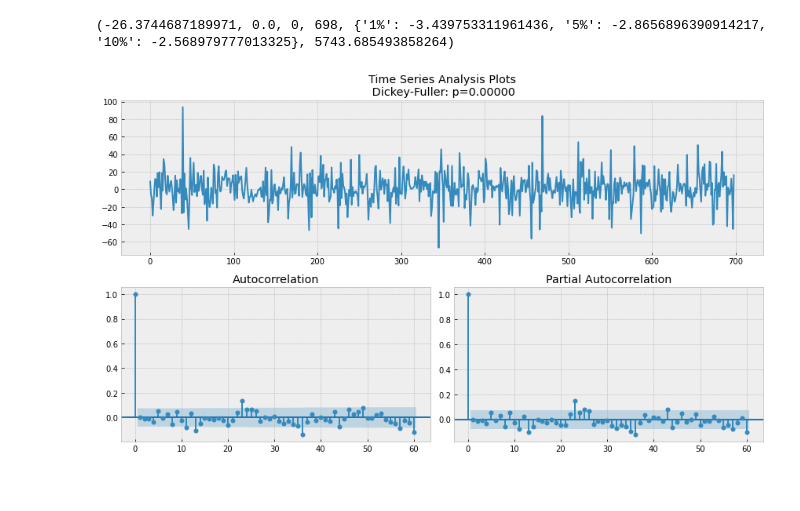
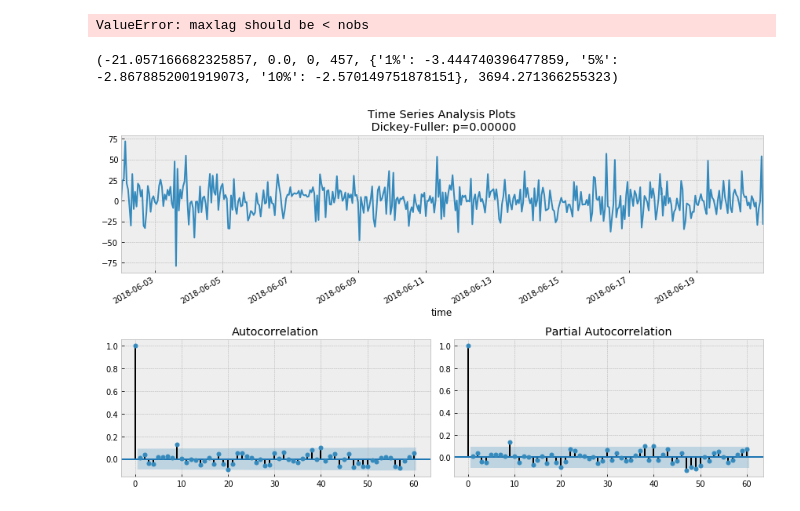
Before and after one commit to MaureenYang/ubike_refactor, a Jupyter notebook: Refactor3/StatisticPrediction.ipynb, the cells around one changed output. Drawn from its saved outputs; the diff is of its cells as text; code cells hidden in the pictures.

Commit message:
add SARIMA test code

```diff
--- a/Refactor3/StatisticPrediction.ipynb
+++ b/Refactor3/StatisticPrediction.ipynb
@@ -20,3 +20,19 @@ from sklearn.metrics import mean_squared_error, mean_absolute_error
 
 import statsmodels.tsa.stattools as ts
 from itertools import product                    # some useful functions
+# %%
+#version in mac
+#filepath = "E:/csvfile/source/"
+filepath = "raw_data/"
+filesinpath = os.listdir(filepath)
+for f in sorted(filesinpath): #for each file, ran model
+    f='new_data_sno1.csv'
+    print("file name:", f)
+    df = pd.read_csv(filepath + f)
+    print(df.head())
+    df = df[df.sno != 'sno']
+    df['time'] = pd.to_datetime(df['mday'], format='%Y/%m/%d %H%M%S', errors='ignore')
+    df = df.set_index(pd.DatetimeIndex(df['time']))
+    df = df.sort_index()
+    df=df.drop(columns=['mday'])
+    break
@@ -234,11 +270,11 @@ tsplot(ts,lags=50)
 # %%
-ps = range(0, 3)
-d = 0
-qs = range(1, 5)
-Ps = range(0, 3)
-D= 0
-Qs = range(1, 2)
-s = 12 # season length is still 24
+ps = range(0, 4)
+d = 1
+qs = range(1, 3)
+Ps = range(0, 4)
+D= 1
+Qs = range(1, 4)
+s = 24 # season length is still 24
 parameters = product(ps, qs, Ps, Qs)
 parameters_list = list(parameters)
 len(parameters_list)
@@ -323,6 +340,4 @@ param: (2, 4, 2, 1)
 # %%
 p, q, P, Q = result_table.parameters[0]
-
-best_model=sm.tsa.statespace.SARIMAX(ts.values, order=(p, d, q),
-                                        seasonal_order=(P, D, Q, s)).fit(low_memory=True)
-print(best_model.summary())
+best_model=sm.tsa.statespace.SARIMAX(ts['20180601':'20180620'], order=(p, d, q),
+                                        seasonal_order=(P, D, Q, s))
@@ -346,0 +344,3 @@ Warnings:
+# %%
+best_fit = best_model.fit()
+best_fit.summary()
@@ -347,5 +390,13 @@ Warnings:
+# %%
+#SARIMAX(2, 1, 3)x(0, 1, 1, 24)
+best_model2=sm.tsa.statespace.SARIMAX(ts['20180601':'20180620'], order=(2, 1, 3),
+                                        seasonal_order=(3, 1, 3, 24))
+best_fit2 = best_model2.fit()
+best_fit2.summary()
+# %% [output]
+ValueError: maxlag should be < nobs
 # %%
-tsplot(best_model.resid[24+1:], lags=60)
+tsplot(best_fit.resid[24+1:], lags=60)
 # %% [output]
-(-26.3744687189971, 0.0, 0, 698, {'1%': -3.439753311961436, '5%': -2.8656896390914217, '10%': -2.568979777013325}, 5743.685493858264)
+(-21.057166682325857, 0.0, 0, 457, {'1%': -3.444740396477859, '5%': -2.8678852001919073, '10%': -2.570149751878151}, 3694.271366255323)
-[figure, old version]
+[figure, new version]
```
Also changed, not shown: parts of 22 cells of this notebook, 1 other file.
